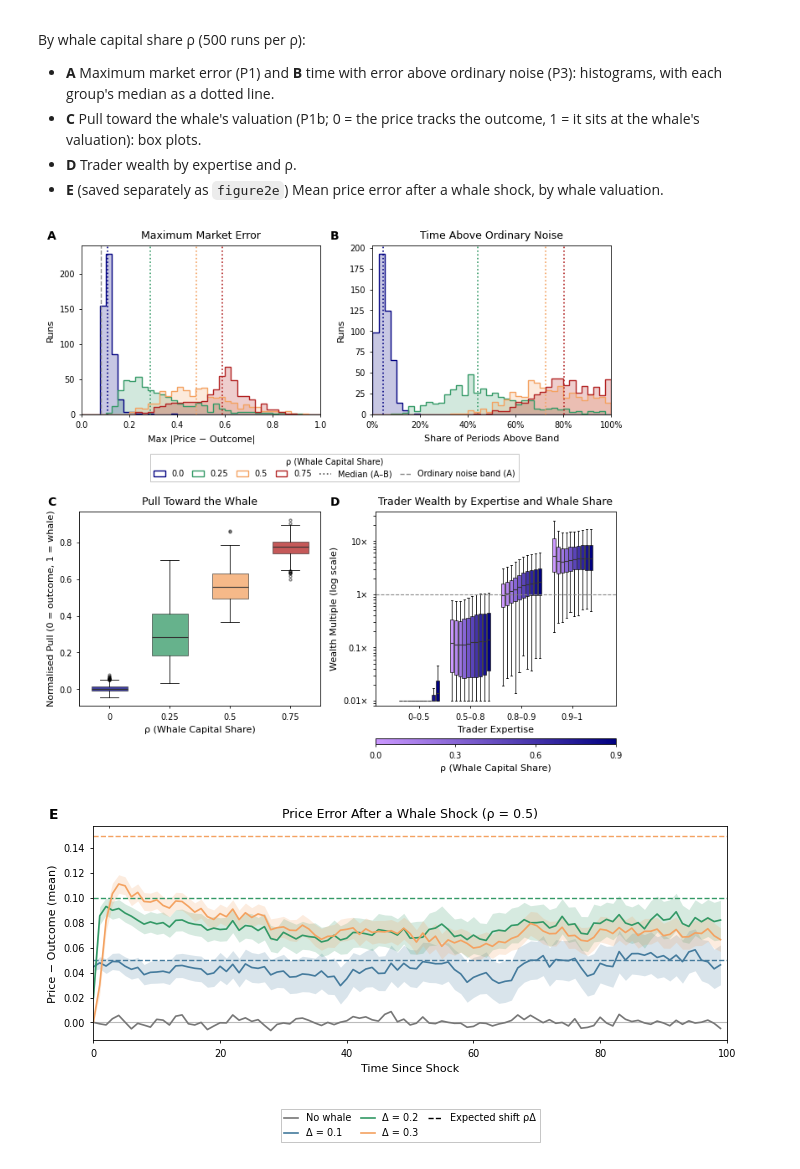
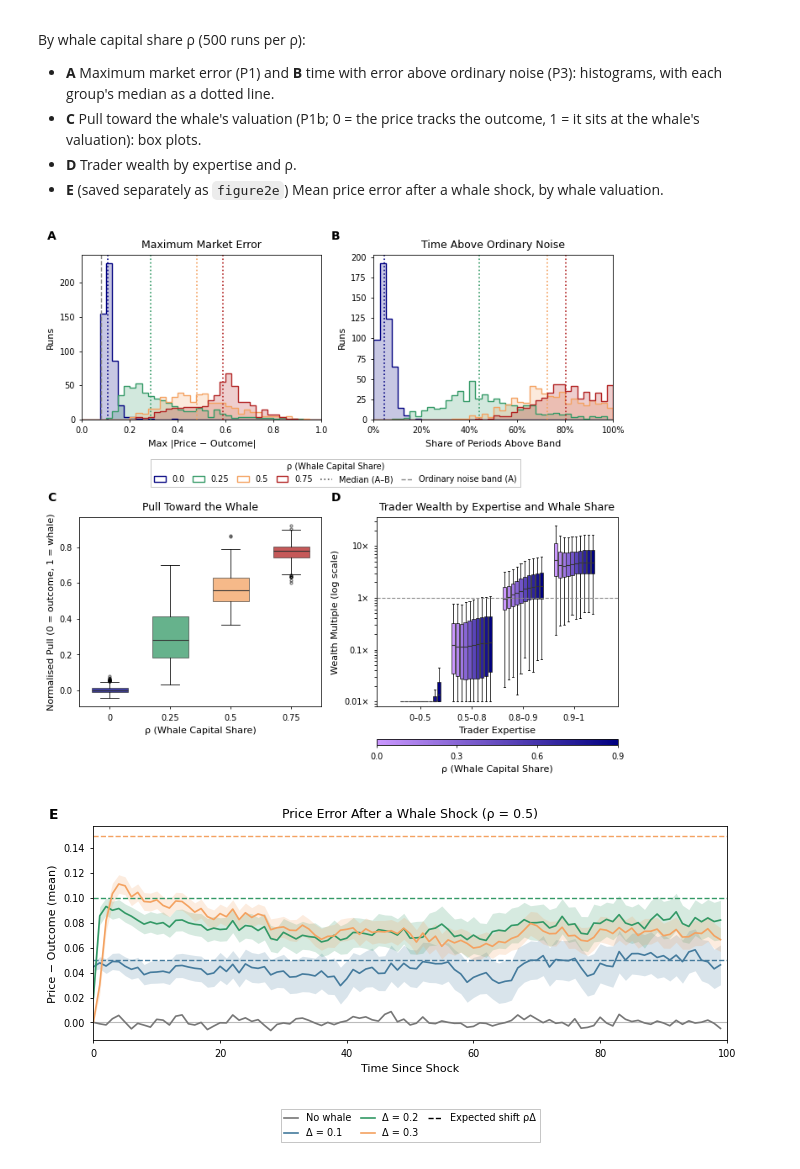
Before and after one commit to ebbam/power_prediction_clob, a Jupyter notebook: manuscript_figures.ipynb, the cells around one changed output. Cells and saved outputs as stored; diff of their text form; code cells hidden in the pictures.

```diff
--- a/manuscript_figures.ipynb
+++ b/manuscript_figures.ipynb
@@ -242,35 +242,36 @@ def figure3(name="figure2"):
     ax_a, ax_b = top.subplots(1, 2)
     ax_c, ax_d = bottom.subplots(1, 2)
     colors = pf.role_color("whale_share")
     for ax, plot in ((ax_a, plot_max_error), (ax_b, plot_time_outside_band)):
         plot(whale_shares, pf.RHO, ax, palette=colors)
         pf.style_axis(ax)
         ax.set_ylabel("Runs")
     ax_a.set(title="Maximum Market Error", xlabel="Max |Price − Outcome|")
     ax_b.set(title="Time Above Ordinary Noise", xlabel="Share of Periods Above Band")
     pf.plot_group_boxes(whale_shares, pf.RHO, "normalised_pull", ax_c, colors)
     ax_c.set(title="Pull Toward the Whale", xlabel="ρ (Whale Capital Share)",
              ylabel="Normalised Pull (0 = outcome, 1 = whale)")
     pf.style_axis(ax_c)
 
     # One legend under A-B: the ρ colours, the medians and the ordinary band.
     entries = pf.group_legend_entries((ax_a, ax_b))
     band = entries.pop("Ordinary noise band (A)")
     entries["Median (A–B)"] = Line2D([], [], color="#555555", linestyle=":", linewidth=1.2)
     entries["Ordinary noise band (A)"] = band
     top.legend(list(entries.values()), list(entries), title="ρ (Whale Capital Share)",
                loc="outside lower center", ncols=len(entries))
 
     pf.plot_trader_returns(traders, ax_d, title="Trader Wealth by Expertise and Whale Share")
     ax_d.set_ylabel("Wealth Multiple (log scale)")
     pf.rho_colorbar(bottom, ax_d, list(pf.PROFIT_SHOWN_SHARES))
-    style.label_panels(((ax_a, "A"), (ax_b, "B"), (ax_c, "C"), (ax_d, "D")))
+    figure.get_layout_engine().set(rect=(0, 0, 1, 0.98))    # headroom for the raised letters
+    style.label_panels(((ax_a, "A"), (ax_b, "B"), (ax_c, "C"), (ax_d, "D")), lift=8)
     pf.save(figure, name)
 
 
 figure3()
 # %% [output]
-[figure, old version]
+[figure, new version]
 # %%
 figure, ax_e = plt.subplots(figsize=(style.PAGE_WIDTH, 3.4), layout="constrained")
 pf.plot_valuation_paths(valuation_paths, ax_e)
```
Also changed, not shown: parts of 4 cells of this notebook, 17 other files.
